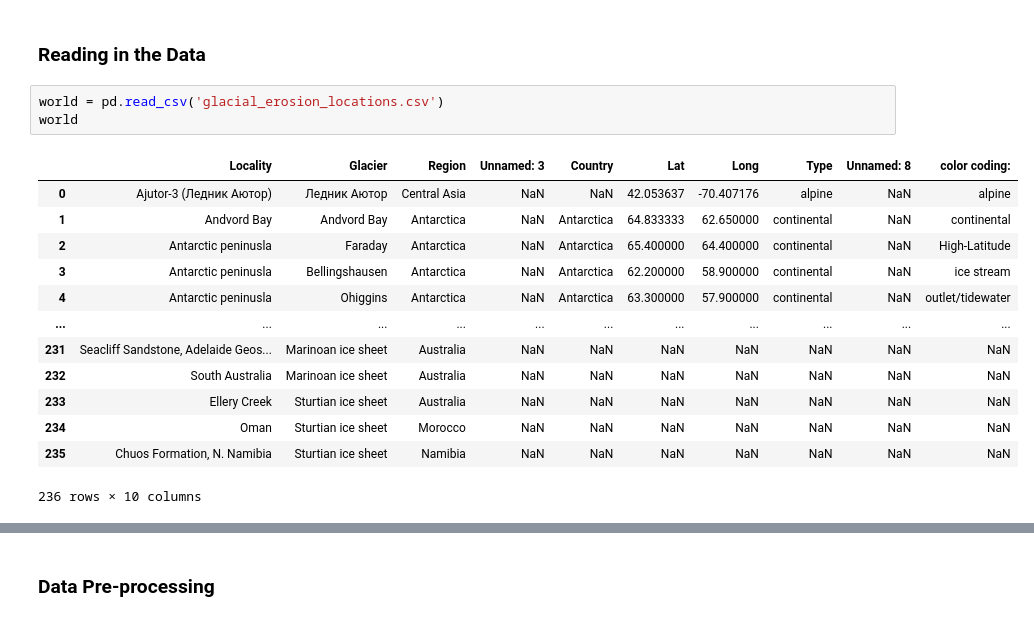
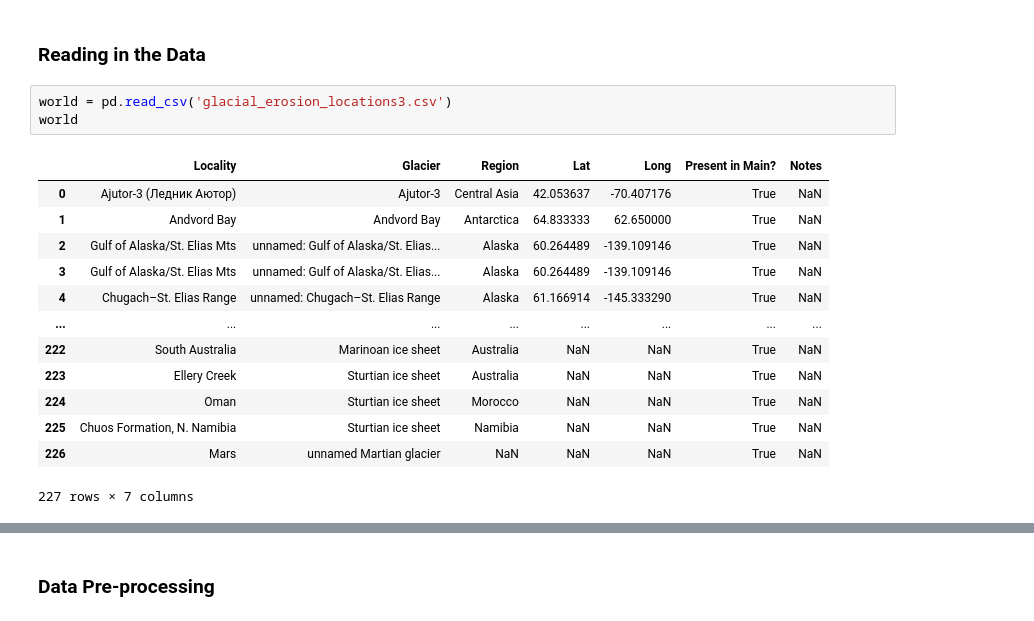
Before and after one commit to mansakrishna23/glacial_erosion_rates, a Jupyter notebook: figure_main_map.ipynb, the cells around one changed output, grey strips where cells are left out. Cells and saved outputs as stored; diff of their text form.

```diff
--- a/figure_main_map.ipynb
+++ b/figure_main_map.ipynb
@@ -6,19 +6,19 @@ import pandas as pd
 # %% [markdown]
 ### Reading in the Data
 # %%
-world = pd.read_csv('glacial_erosion_locations.csv')
+world = pd.read_csv('glacial_erosion_locations3.csv')
 world
 # %% [output]
-|  | Locality | Glacier | Region | Unnamed: 3 | Country | Lat | Long | Type | Unnamed: 8 | color coding: |
-| 0 | Ajutor-3 (Ледник Аютор) | Ледник Аютор | Central Asia | NaN | NaN | 42.053637 | -70.407176 | alpine | NaN | alpine |
-| 1 | Andvord Bay | Andvord Bay | Antarctica | NaN | Antarctica | 64.833333 | 62.650000 | continental | NaN | continental |
-| 2 | Antarctic peninusla | Faraday | Antarctica | NaN | Antarctica | 65.400000 | 64.400000 | continental | NaN | High-Latitude |
-| 3 | Antarctic peninusla | Bellingshausen | Antarctica | NaN | Antarctica | 62.200000 | 58.900000 | continental | NaN | ice stream |
-| 4 | Antarctic peninusla | Ohiggins | Antarctica | NaN | Antarctica | 63.300000 | 57.900000 | continental | NaN | outlet/tidewater |
-| ... | ... | ... | ... | ... | ... | ... | ... | ... | ... | ... |
-| 231 | Seacliff Sandstone, Adelaide Geos... | Marinoan ice sheet | Australia | NaN | NaN | NaN | NaN | NaN | NaN | NaN |
-| 232 | South Australia | Marinoan ice sheet | Australia | NaN | NaN | NaN | NaN | NaN | NaN | NaN |
-| 233 | Ellery Creek | Sturtian ice sheet | Australia | NaN | NaN | NaN | NaN | NaN | NaN | NaN |
-| 234 | Oman | Sturtian ice sheet | Morocco | NaN | NaN | NaN | NaN | NaN | NaN | NaN |
-| 235 | Chuos Formation, N. Namibia | Sturtian ice sheet | Namibia | NaN | NaN | NaN | NaN | NaN | NaN | NaN |
+|  | Locality | Glacier | Region | Lat | Long | Present in Main? | Notes |
+| 0 | Ajutor-3 (Ледник Аютор) | Ajutor-3 | Central Asia | 42.053637 | -70.407176 | True | NaN |
+| 1 | Andvord Bay | Andvord Bay | Antarctica | 64.833333 | 62.650000 | True | NaN |
+| 2 | Gulf of Alaska/St. Elias Mts | unnamed: Gulf of Alaska/St. Elias... | Alaska | 60.264489 | -139.109146 | True | NaN |
+| 3 | Gulf of Alaska/St. Elias Mts | unnamed: Gulf of Alaska/St. Elias... | Alaska | 60.264489 | -139.109146 | True | NaN |
+| 4 | Chugach–St. Elias Range | unnamed: Chugach–St. Elias Range | Alaska | 61.166914 | -145.333290 | True | NaN |
+| ... | ... | ... | ... | ... | ... | ... | ... |
+| 222 | South Australia | Marinoan ice sheet | Australia | NaN | NaN | True | NaN |
+| 223 | Ellery Creek | Sturtian ice sheet | Australia | NaN | NaN | True | NaN |
+| 224 | Oman | Sturtian ice sheet | Morocco | NaN | NaN | True | NaN |
+| 225 | Chuos Formation, N. Namibia | Sturtian ice sheet | Namibia | NaN | NaN | True | NaN |
+| 226 | Mars | unnamed Martian glacier | NaN | NaN | NaN | True | NaN |
-236 rows × 10 columns
+227 rows × 7 columns
```
Also changed, not shown: parts of 4 cells of this notebook.
